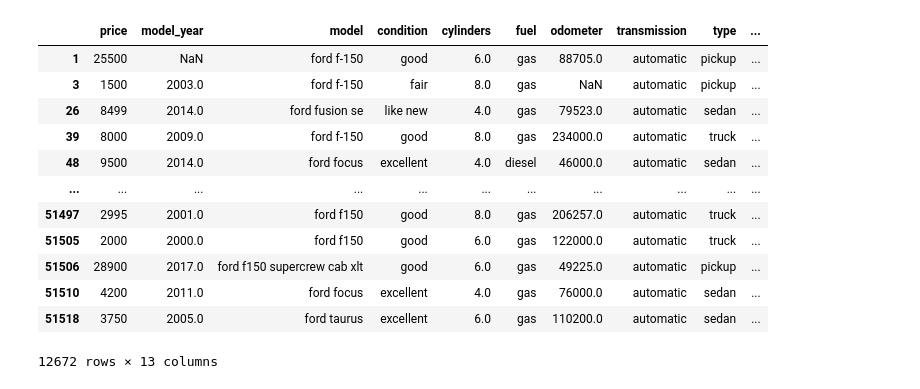
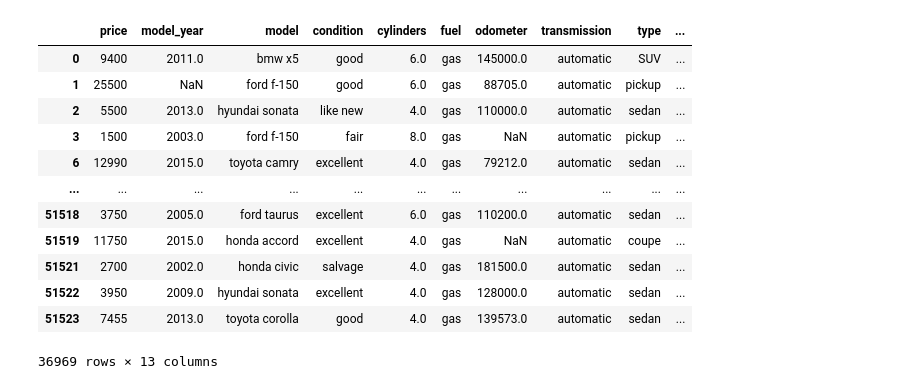
Before and after one commit to roman-correa/vehiculos_proy, a Jupyter notebook: notebook/EDA.ipynb, the cells around one changed output. Drawn from its saved outputs; the diff is of its cells as text; code cells hidden in the pictures.

```diff
--- a/notebook/EDA.ipynb
+++ b/notebook/EDA.ipynb
@@ -7,21 +7,21 @@ df = pd.read_csv('vehicles_us.csv')
 fig = px.histogram(df, x="fuel")  # crear un histograma
 fig.show()  # crear gráfico de dispersión
 # %%
-marcas =['ford']#'hyundai','bmw','honda','toyota','chevrolet','ram']
+marcas =['ford','hyundai','bmw','honda','toyota','chevrolet','ram']
 patron_busqueda = '|'.join(marcas)
 mrc= df.query('model.str.contains(@patron_busqueda)')
 mrc
 # %% [output]
 |  | price | model_year | model | condition | cylinders | fuel | odometer | transmission | type | ... |
+| 0 | 9400 | 2011.0 | bmw x5 | good | 6.0 | gas | 145000.0 | automatic | SUV | ... |
 | 1 | 25500 | NaN | ford f-150 | good | 6.0 | gas | 88705.0 | automatic | pickup | ... |
+| 2 | 5500 | 2013.0 | hyundai sonata | like new | 4.0 | gas | 110000.0 | automatic | sedan | ... |
 | 3 | 1500 | 2003.0 | ford f-150 | fair | 8.0 | gas | NaN | automatic | pickup | ... |
-| 26 | 8499 | 2014.0 | ford fusion se | like new | 4.0 | gas | 79523.0 | automatic | sedan | ... |
-| 39 | 8000 | 2009.0 | ford f-150 | good | 8.0 | gas | 234000.0 | automatic | truck | ... |
-| 48 | 9500 | 2014.0 | ford focus | excellent | 4.0 | diesel | 46000.0 | automatic | sedan | ... |
+| 6 | 12990 | 2015.0 | toyota camry | excellent | 4.0 | gas | 79212.0 | automatic | sedan | ... |
 | ... | ... | ... | ... | ... | ... | ... | ... | ... | ... | ... |
-| 51497 | 2995 | 2001.0 | ford f150 | good | 8.0 | gas | 206257.0 | automatic | truck | ... |
-| 51505 | 2000 | 2000.0 | ford f150 | good | 6.0 | gas | 122000.0 | automatic | truck | ... |
-| 51506 | 28900 | 2017.0 | ford f150 supercrew cab xlt | good | 6.0 | gas | 49225.0 | automatic | pickup | ... |
-| 51510 | 4200 | 2011.0 | ford focus | excellent | 4.0 | gas | 76000.0 | automatic | sedan | ... |
 | 51518 | 3750 | 2005.0 | ford taurus | excellent | 6.0 | gas | 110200.0 | automatic | sedan | ... |
+| 51519 | 11750 | 2015.0 | honda accord | excellent | 4.0 | gas | NaN | automatic | coupe | ... |
+| 51521 | 2700 | 2002.0 | honda civic | salvage | 4.0 | gas | 181500.0 | automatic | sedan | ... |
+| 51522 | 3950 | 2009.0 | hyundai sonata | excellent | 4.0 | gas | 128000.0 | automatic | sedan | ... |
+| 51523 | 7455 | 2013.0 | toyota corolla | good | 4.0 | gas | 139573.0 | automatic | sedan | ... |
-12672 rows × 13 columns
+36969 rows × 13 columns
```
Also changed, not shown: 2 other files.
